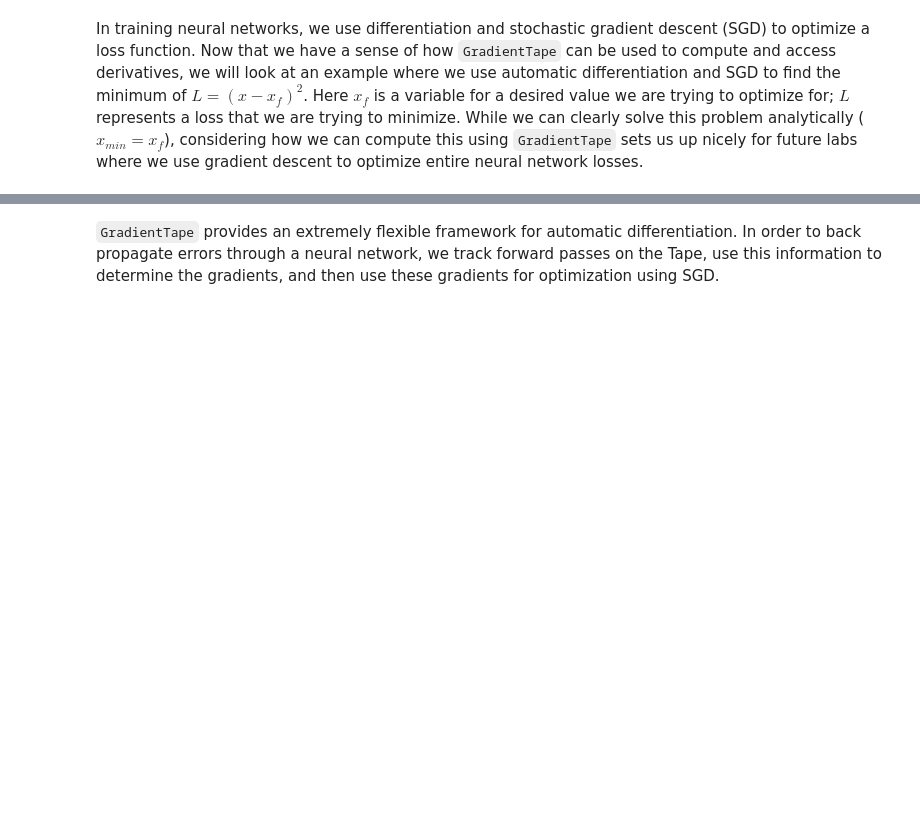
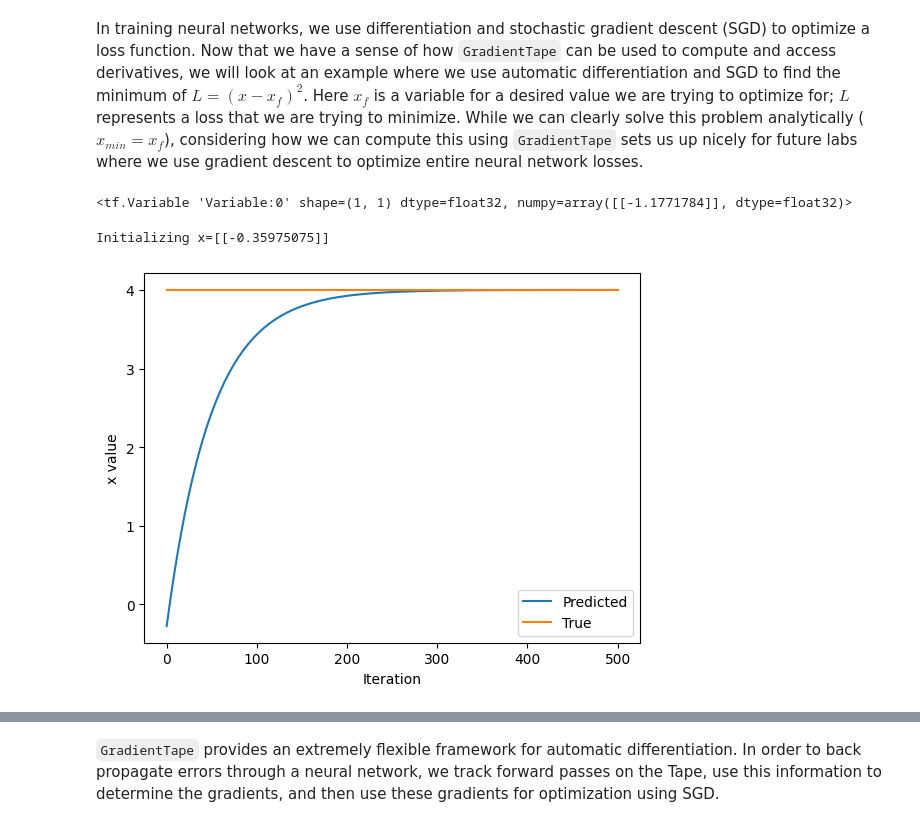
Before and after one commit to Cerion73/Coursera, a Jupyter notebook: lab1/TF_Part1_Intro.ipynb, the cells around one changed output, grey strips where cells are left out. Drawn from its saved outputs; the diff is of its cells as text; code cells hidden in the pictures; blank space fills up the shorter version.

Commit message:
Created using Colab and did the exercises (TODOs)

```diff
--- a/lab1/TF_Part1_Intro.ipynb
+++ b/lab1/TF_Part1_Intro.ipynb
@@ -306,34 +351,41 @@ dy_dx = tape.gradient(y, x)
 assert dy_dx.numpy() == 6.0
 # %% [markdown]
 In training neural networks, we use differentiation and stochastic gradient descent (SGD) to optimize a loss function. Now that we have a sense of how `GradientTape` can be used to compute and access derivatives, we will look at an example where we use automatic differentiation and SGD to find the minimum of $L=(x-x_f)^2$. Here $x_f$ is a variable for a desired value we are trying to optimize for; $L$ represents a loss that we are trying to  minimize. While we can clearly solve this problem analytically ($x_{min}=x_f$), considering how we can compute this using `GradientTape` sets us up nicely for future labs where we use gradient descent to optimize entire neural network losses.
+# %%
+tf.Variable([tf.random.normal([1])])
+# %% [output]
+<tf.Variable 'Variable:0' shape=(1, 1) dtype=float32, numpy=array([[-1.1771784]], dtype=float32)>
 # %%
 ### Function minimization with automatic differentiation and SGD ###
 
 # Initialize a random value for our initial x
 x = tf.Variable([tf.random.normal([1])])
 print("Initializing x={}".format(x.numpy()))
 
 learning_rate = 1e-2 # learning rate for SGD
 history = []
 # Define the target value
 x_f = 4
 
 # We will run SGD for a number of iterations. At each iteration, we compute the loss,
 #   compute the derivative of the loss with respect to x, and perform the SGD update.
 for i in range(500):
   with tf.GradientTape() as tape:
     '''TODO: define the loss as described above'''
-    loss = # TODO
+    loss = (x - x_f)**2
 
   # loss minimization using gradient tape
   grad = tape.gradient(loss, x) # compute the derivative of the loss with respect to x
   new_x = x - learning_rate*grad # sgd update
   x.assign(new_x) # update the value of x
   history.append(x.numpy()[0])
 
 # Plot the evolution of x as we optimize towards x_f!
 plt.plot(history)
 plt.plot([0, 500],[x_f,x_f])
 plt.legend(('Predicted', 'True'))
 plt.xlabel('Iteration')
-plt.ylabel('x value')
+plt.ylabel('x value');
+# %% [output]
+Initializing x=[[-0.35975075]]
+[figure, added]
```
Also changed, not shown: parts of 19 cells of this notebook.
